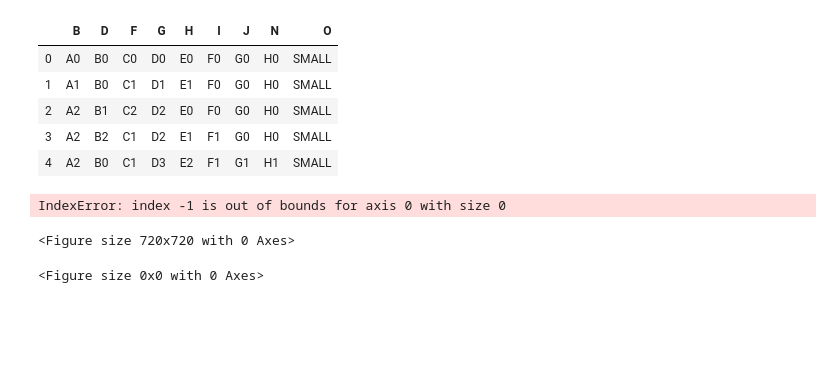
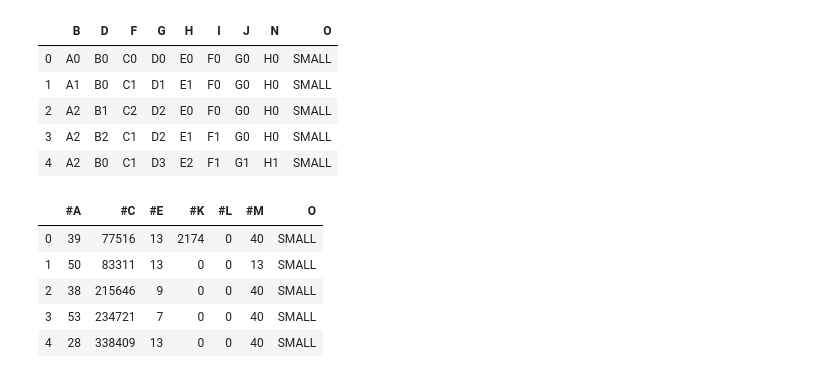
Before and after one commit to TheFarron/ISEe364FinalProject, a Jupyter notebook: intro.ipynb, the cells around one changed output. Drawn from its saved outputs; the diff is of its cells as text; code cells hidden in the pictures; blank space fills up the shorter version.

```diff
--- a/intro.ipynb
+++ b/intro.ipynb
@@ -485,8 +485,14 @@ dfcat.head()
 | 4 | A2 | B0 | C1 | D3 | E2 | F1 | G1 | H1 | SMALL |
 # %%
 #plt.figure(figsize=(10,10))
-sns.pairplot(dfcat,hue='O',palette='coolwarm')
+#sns.pairplot(dfcat,hue='O',palette='coolwarm')
-# %% [output]
-IndexError: index -1 is out of bounds for axis 0 with size 0
-<Figure size 720x720 with 0 Axes>
-<Figure size 0x0 with 0 Axes>
+# %%
+dfnum = df[['#A', '#C', '#E', '#K', '#L','#M', 'O']]
+dfnum.head()
+# %% [output]
+|  | #A | #C | #E | #K | #L | #M | O |
+| 0 | 39 | 77516 | 13 | 2174 | 0 | 40 | SMALL |
+| 1 | 50 | 83311 | 13 | 0 | 0 | 13 | SMALL |
+| 2 | 38 | 215646 | 9 | 0 | 0 | 40 | SMALL |
+| 3 | 53 | 234721 | 7 | 0 | 0 | 40 | SMALL |
+| 4 | 28 | 338409 | 13 | 0 | 0 | 40 | SMALL |
```
Also changed, not shown: parts of 1 cell of this notebook.
